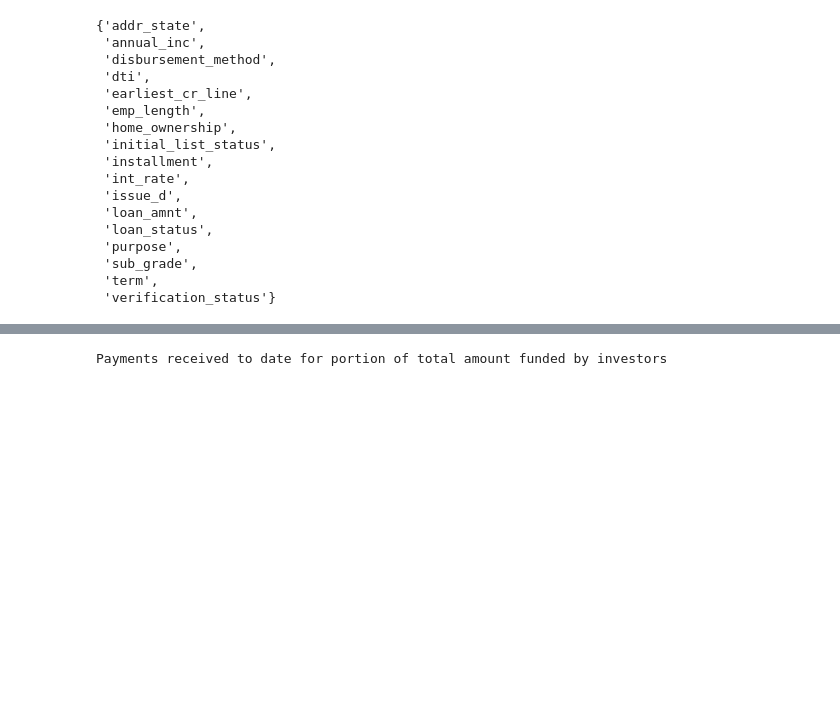
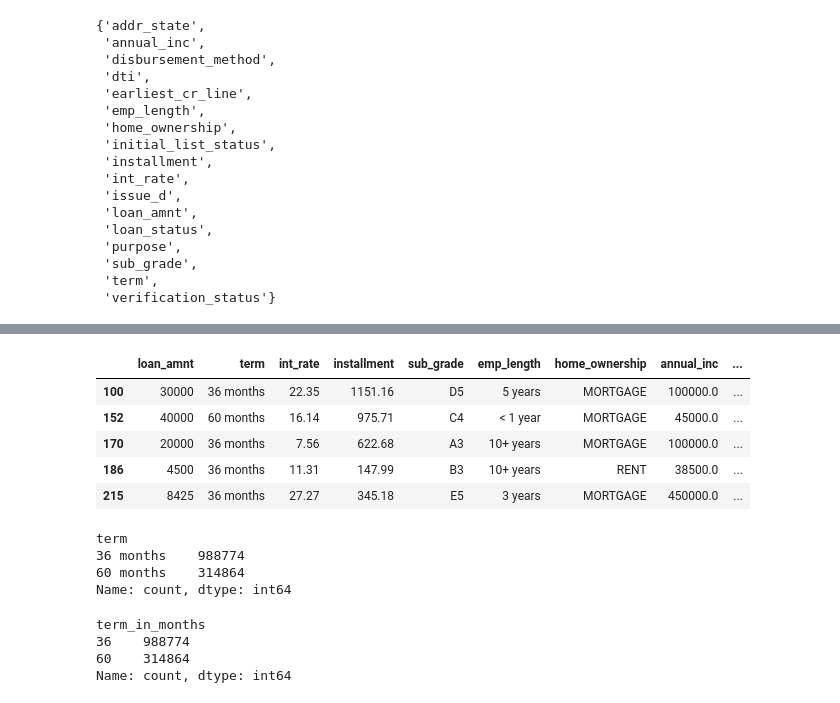
Before and after one commit to ioanniswd/portfolio, a Jupyter notebook: lending-club-default-prediction/main.sync.ipynb, the cells around one changed output, grey strips where cells are left out. Saved outputs shown, nothing was run; the diff lists cells and outputs as text; code cells hidden in the pictures; blank space fills up the shorter version.

```diff
--- a/lending-club-default-prediction/main.sync.ipynb
+++ b/lending-club-default-prediction/main.sync.ipynb
@@ -7,3 +20,6 @@ import seaborn as sns
+# %%
+pd.set_option('display.float_format', '{:.2f}'.format)
+random_state = 42
 # %%
 # Set default font
 import matplotlib.font_manager as fm
@@ -229,7 +245,7 @@ Current status of the loan
 # %% [markdown]
 We could define a default as a loan in status `Default` or in status `Charged Off`. We will keep the defaults according to this definition, and the fully paid loans.
 # %%
-df = df[df['loan_status'].isin(['Default', 'Charged Off', 'Fully Paid'])]
+df = df[df['loan_status'].isin(['Default', 'Charged Off', 'Fully Paid'])].copy()
 df
 # %% [output]
 |  | loan_amnt | funded_amnt | funded_amnt_inv | term | int_rate | installment | grade | sub_grade | ... |
@@ -603,4 +520,0 @@ columns_to_drop.add('out_prncp_inv')
-# %%
-print(column_definition('total_pymnt_inv'))
-# %% [output]
-Payments received to date for portion of total amount funded by investors
@@ -608,0 +527,16 @@ columns_to_drop.add('total_pymnt_inv')
+# %%
+df.head()
+# %% [output]
+|  | loan_amnt | term | int_rate | installment | sub_grade | emp_length | home_ownership | annual_inc | ... |
+| 100 | 30000 | 36 months | 22.35 | 1151.16 | D5 | 5 years | MORTGAGE | 100000.0 | ... |
+| 152 | 40000 | 60 months | 16.14 | 975.71 | C4 | < 1 year | MORTGAGE | 45000.0 | ... |
+| 170 | 20000 | 36 months | 7.56 | 622.68 | A3 | 10+ years | MORTGAGE | 100000.0 | ... |
+| 186 | 4500 | 36 months | 11.31 | 147.99 | B3 | 10+ years | RENT | 38500.0 | ... |
+| 215 | 8425 | 36 months | 27.27 | 345.18 | E5 | 3 years | MORTGAGE | 450000.0 | ... |
+# %%
+df['term'].value_counts()
+# %% [output]
+term
+36 months    988774
+60 months    314864
+Name: count, dtype: int64
@@ -608,0 +548,7 @@ columns_to_drop.add('total_pymnt_inv')
+# %%
+df['term_in_months'].value_counts()
+# %% [output]
+term_in_months
+36    988774
+60    314864
+Name: count, dtype: int64
```
Also changed, not shown: parts of 79 cells of this notebook, 1 other file.
